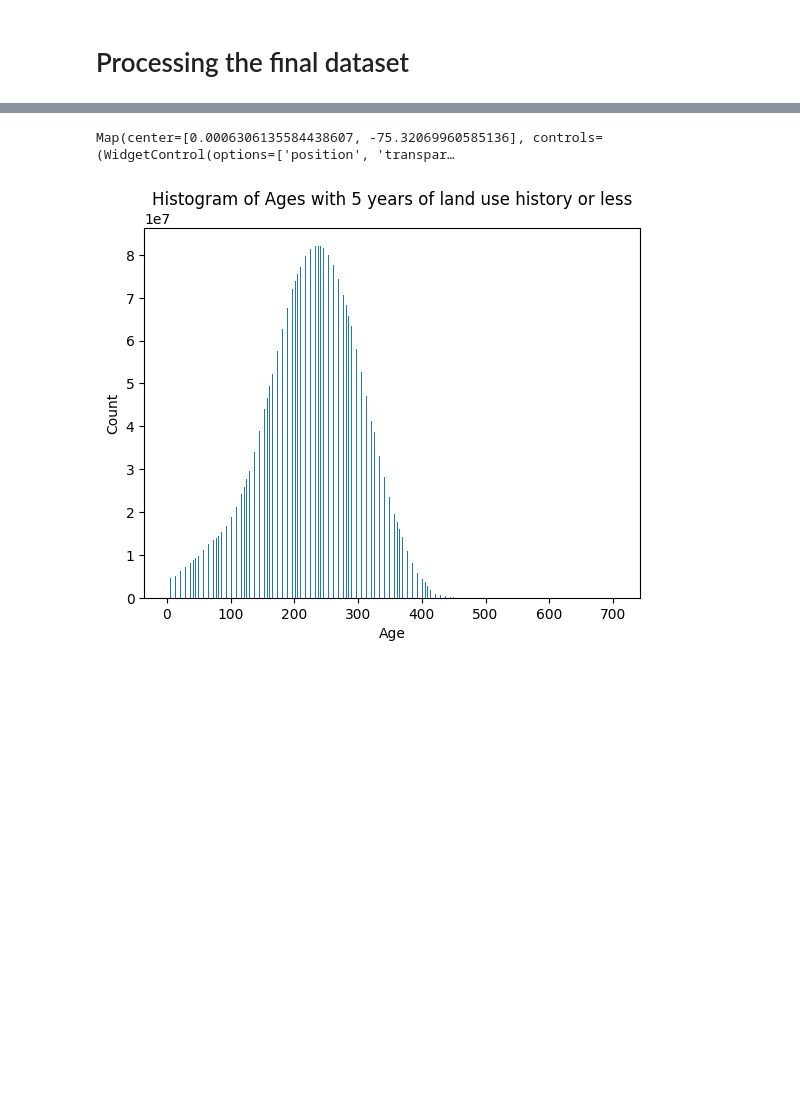
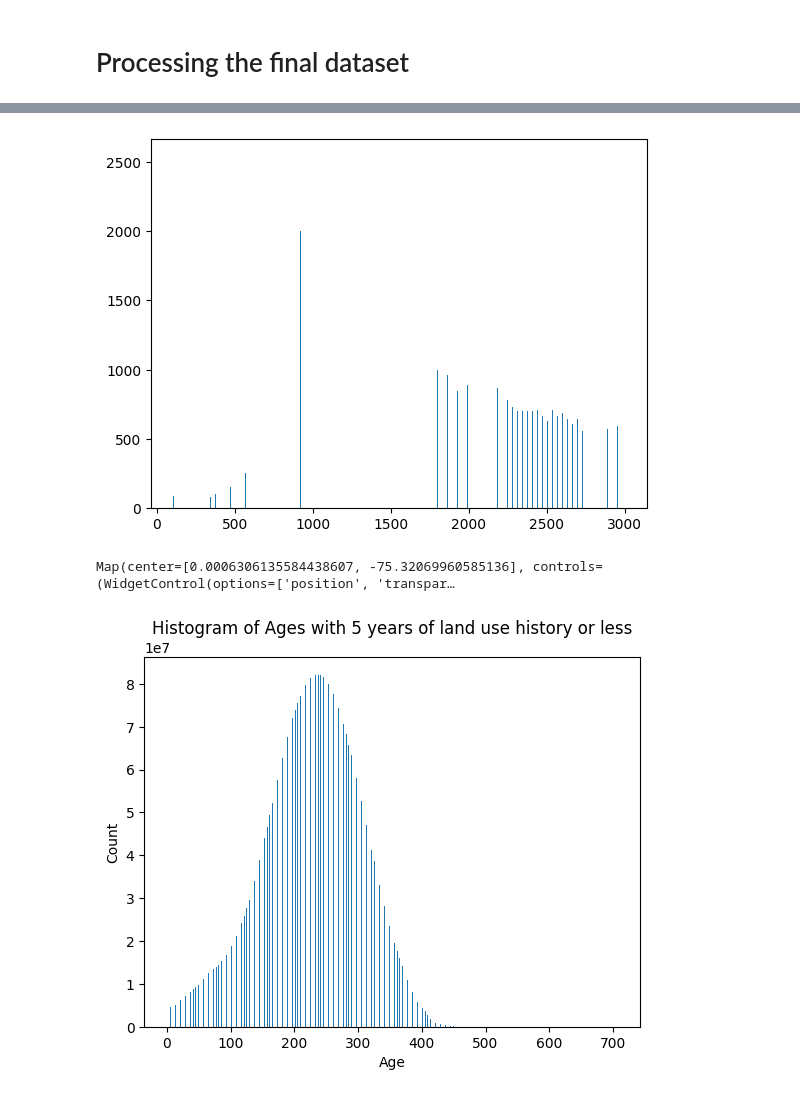
Before and after one commit to AnaZonia/forest_regrowth, a Jupyter notebook: 4_write_csv.ipynb, the cells around one changed output, grey strips where cells are left out. Saved outputs shown, nothing was run; the diff lists cells and outputs as text; code cells hidden in the pictures; blank space fills up the shorter version.

```diff
--- a/4_write_csv.ipynb
+++ b/4_write_csv.ipynb
@@ -90,0 +174,23 @@ print(pts.first().getInfo())
+# %%
+
+import matplotlib.pyplot as plt
+
+pts = ee.FeatureCollection(f"{data_folder}/15y_LULC_1km")
+
+hist = pts.reduceColumns(
+  reducer = ee.Reducer.histogram(),
+  selectors = ["distance"]
+).get('histogram')
+
+hist = hist.getInfo()
+
+# list(hist.keys())
+# Get the bin centers and bin counts
+bin_centers = hist['bucketMeans']
+bin_counts = hist['histogram']
+
+# # Plot the histogram
+plt.bar(bin_centers, bin_counts, width=1)
+plt.show()
+# %% [output]
+[figure, added]
```
Also changed, not shown: parts of 7 cells of this notebook, 1 other file.
